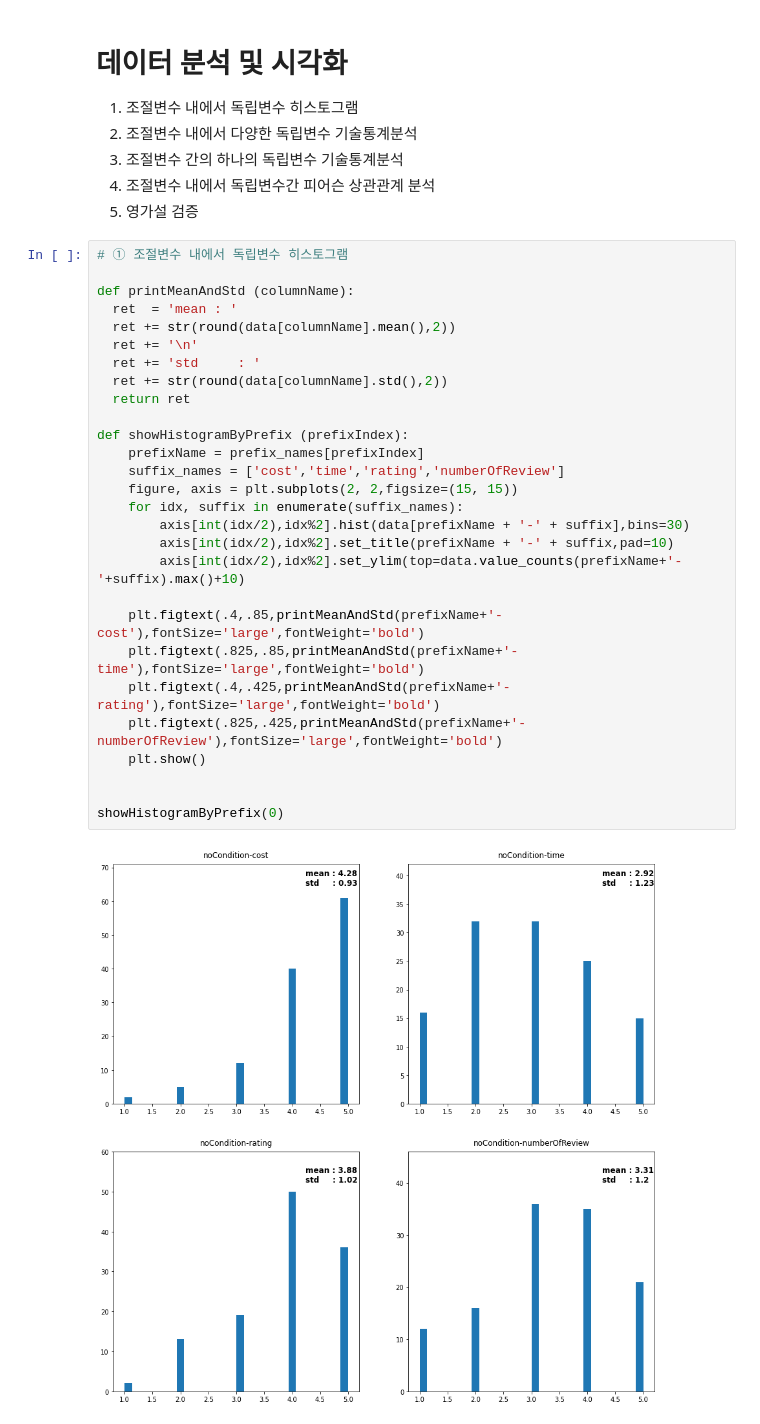
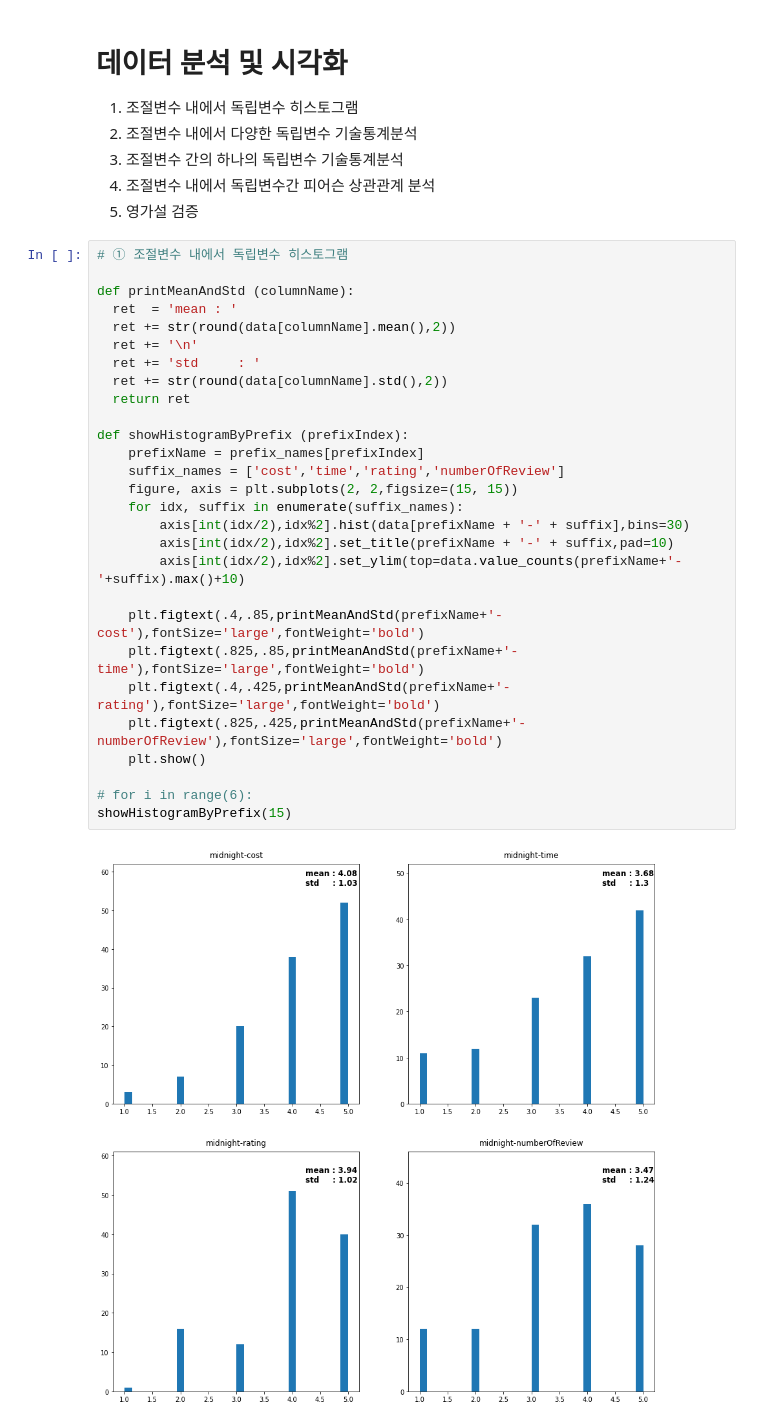
Before and after one commit to DonghyunKim98/probability_statistics_data_analysis, a Jupyter notebook: 확률및통계2022_DataAnalysis.ipynb, the cells around one changed output. Cells and saved outputs as stored; diff of their text form.

```diff
--- a/확률및통계2022_DataAnalysis.ipynb
+++ b/확률및통계2022_DataAnalysis.ipynb
@@ -87,33 +85,33 @@ data.head(3)
 # %%
 # ① 조절변수 내에서 독립변수 히스토그램
 
 def printMeanAndStd (columnName):
   ret  = 'mean : '
   ret += str(round(data[columnName].mean(),2))
   ret += '\n'
   ret += 'std     : '
   ret += str(round(data[columnName].std(),2))
   return ret
 
 def showHistogramByPrefix (prefixIndex):
     prefixName = prefix_names[prefixIndex]
     suffix_names = ['cost','time','rating','numberOfReview']
     figure, axis = plt.subplots(2, 2,figsize=(15, 15))
     for idx, suffix in enumerate(suffix_names):
         axis[int(idx/2),idx%2].hist(data[prefixName + '-' + suffix],bins=30)
         axis[int(idx/2),idx%2].set_title(prefixName + '-' + suffix,pad=10)
         axis[int(idx/2),idx%2].set_ylim(top=data.value_counts(prefixName+'-'+suffix).max()+10)
 
     plt.figtext(.4,.85,printMeanAndStd(prefixName+'-cost'),fontSize='large',fontWeight='bold')
     plt.figtext(.825,.85,printMeanAndStd(prefixName+'-time'),fontSize='large',fontWeight='bold')
     plt.figtext(.4,.425,printMeanAndStd(prefixName+'-rating'),fontSize='large',fontWeight='bold')
     plt.figtext(.825,.425,printMeanAndStd(prefixName+'-numberOfReview'),fontSize='large',fontWeight='bold')
     plt.show()
 
-
-showHistogramByPrefix(0)
+# for i in range(6):
+showHistogramByPrefix(15)
 # %% [output]
-[figure, old version]
+[figure, new version]
 # %%
 # ② 조절변수 내에서 다양한 독립변수 기술통계분석
 def showMeanAndStdInOneModerate (prefixIndex):
```
Also changed, not shown: parts of 6 cells of this notebook.
